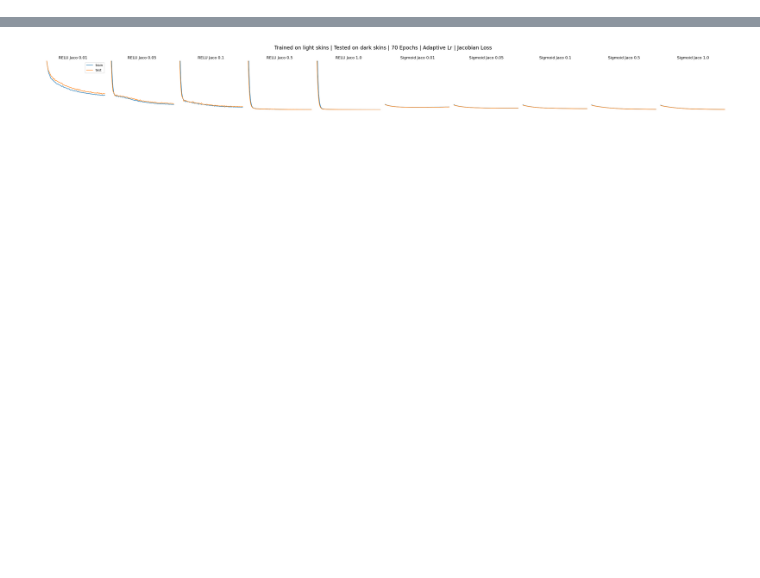
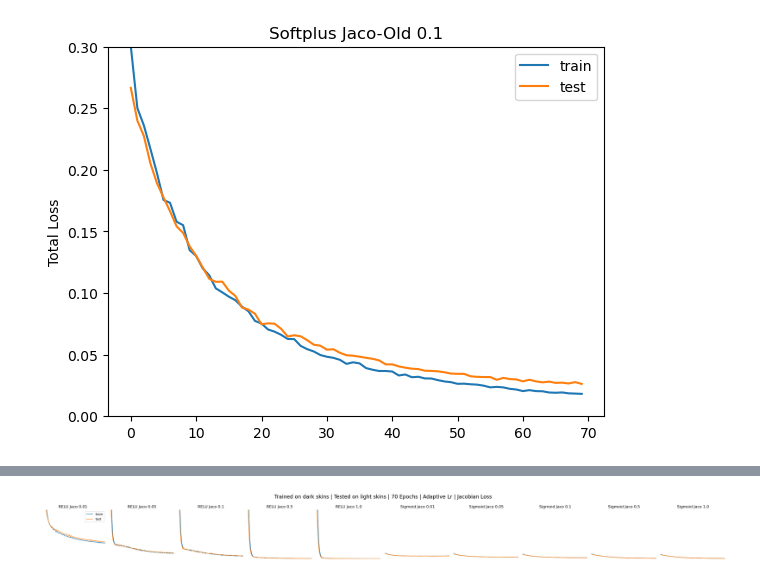
Before and after one commit to hiyuantang/FAU_Dataset, a Jupyter notebook: code/vis_jacob_loss.ipynb, the cells around one changed output, grey strips where cells are left out. Saved outputs shown, nothing was run; the diff lists cells and outputs as text; code cells hidden in the pictures; blank space fills up the shorter version.

```diff
--- a/code/vis_jacob_loss.ipynb
+++ b/code/vis_jacob_loss.ipynb
@@ -86,0 +90,4 @@ def plot_loss_au(path, epoch, target, ylim=None):
+# %%
+plot_total_loss('E:/GitHub/FAU_Dataset/code/results_r998/results.txt', 'Softplus Jaco-Old 0.1', 0.3)
+# %% [output]
+[figure, added]
```
Also changed, not shown: parts of 15 cells of this notebook.
